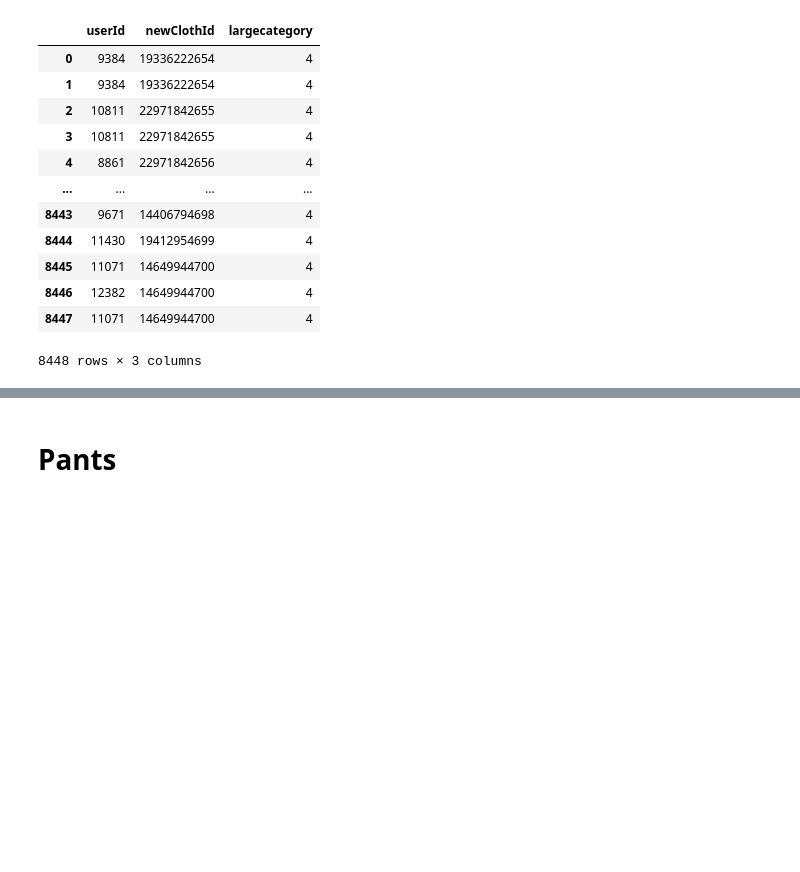
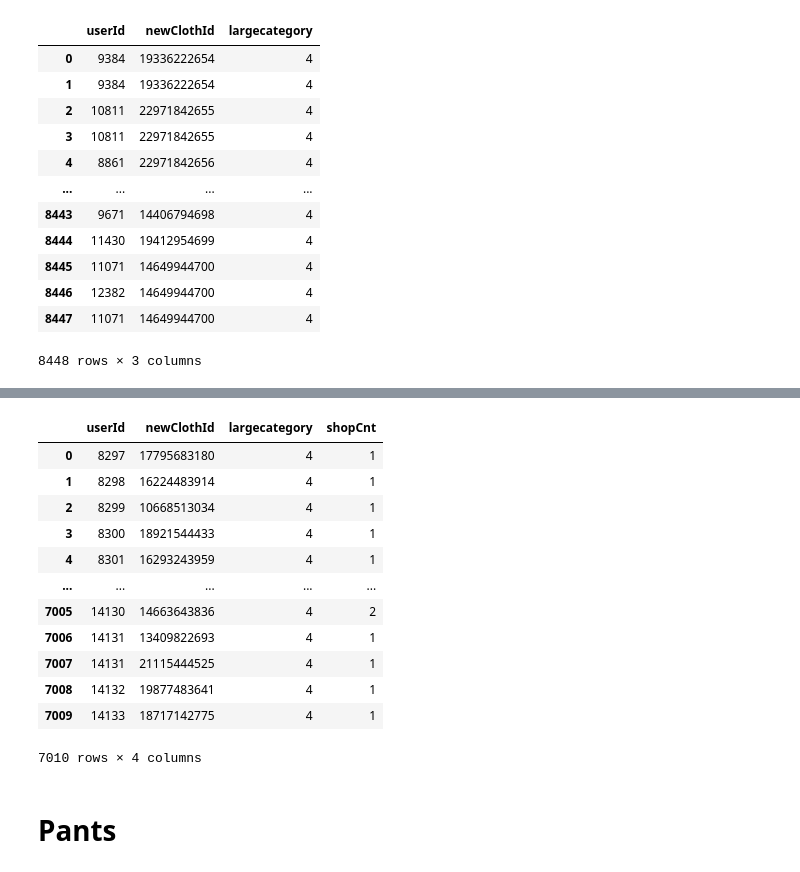
Before and after one commit to yoonjung1205/SSAFit, a Jupyter notebook: data/DataCrawling/Data/User/Review to User.ipynb, the cells around one changed output, grey strips where cells are left out. Saved outputs shown, nothing was run; the diff lists cells and outputs as text; code cells hidden in the pictures; blank space fills up the shorter version.

```diff
--- a/data/DataCrawling/Data/User/Review to User.ipynb
+++ b/data/DataCrawling/Data/User/Review to User.ipynb
@@ -450,3 +506,8 @@ transaction_onepiece
 | 8446 | 12382 | 14649944700 | 4 |
 | 8447 | 11071 | 14649944700 | 4 |
 8448 rows × 3 columns
+# %%
+b = transaction_onepiece.drop_duplicates(subset=['userId', 'newClothId']).reset_index(drop=True)
+b = b.sort_values(['userId', 'newClothId'])
+b.index = range(len(b))
+b
@@ -452,0 +528,6 @@ transaction_onepiece
+# %%
+a = transaction_onepiece.groupby(['userId', 'newClothId']).count()
+a = a.sort_values(['userId', 'newClothId'])
+a.columns = ['shopCnt']
+a.index = range(len(a))
+a
@@ -453,3 +548,20 @@ transaction_onepiece
+# %%
+transaction_onepiece = pd.concat([b, a], axis=1)
+transaction_onepiece
+# %% [output]
+|  | userId | newClothId | largecategory | shopCnt |
+| 0 | 8297 | 17795683180 | 4 | 1 |
+| 1 | 8298 | 16224483914 | 4 | 1 |
+| 2 | 8299 | 10668513034 | 4 | 1 |
+| 3 | 8300 | 18921544433 | 4 | 1 |
+| 4 | 8301 | 16293243959 | 4 | 1 |
+| ... | ... | ... | ... | ... |
+| 7005 | 14130 | 14663643836 | 4 | 2 |
+| 7006 | 14131 | 13409822693 | 4 | 1 |
+| 7007 | 14131 | 21115444525 | 4 | 1 |
+| 7008 | 14132 | 19877483641 | 4 | 1 |
+| 7009 | 14133 | 18717142775 | 4 | 1 |
+7010 rows × 4 columns
 # %%
 transaction_onepiece.to_json('transaction_onepiece.json', orient='records', force_ascii=False)
 # %% [markdown]
```
Also changed, not shown: parts of 23 cells of this notebook, 2 other files.
